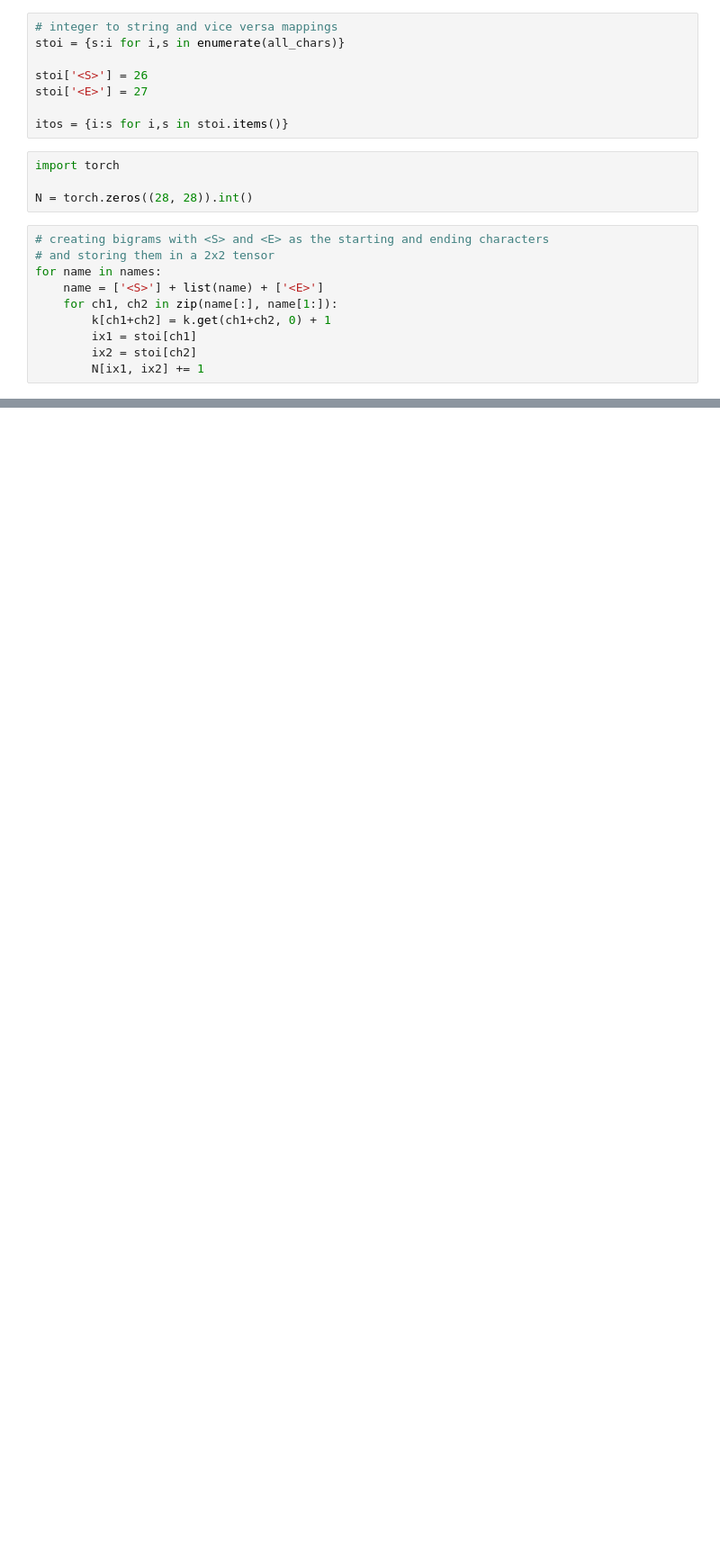
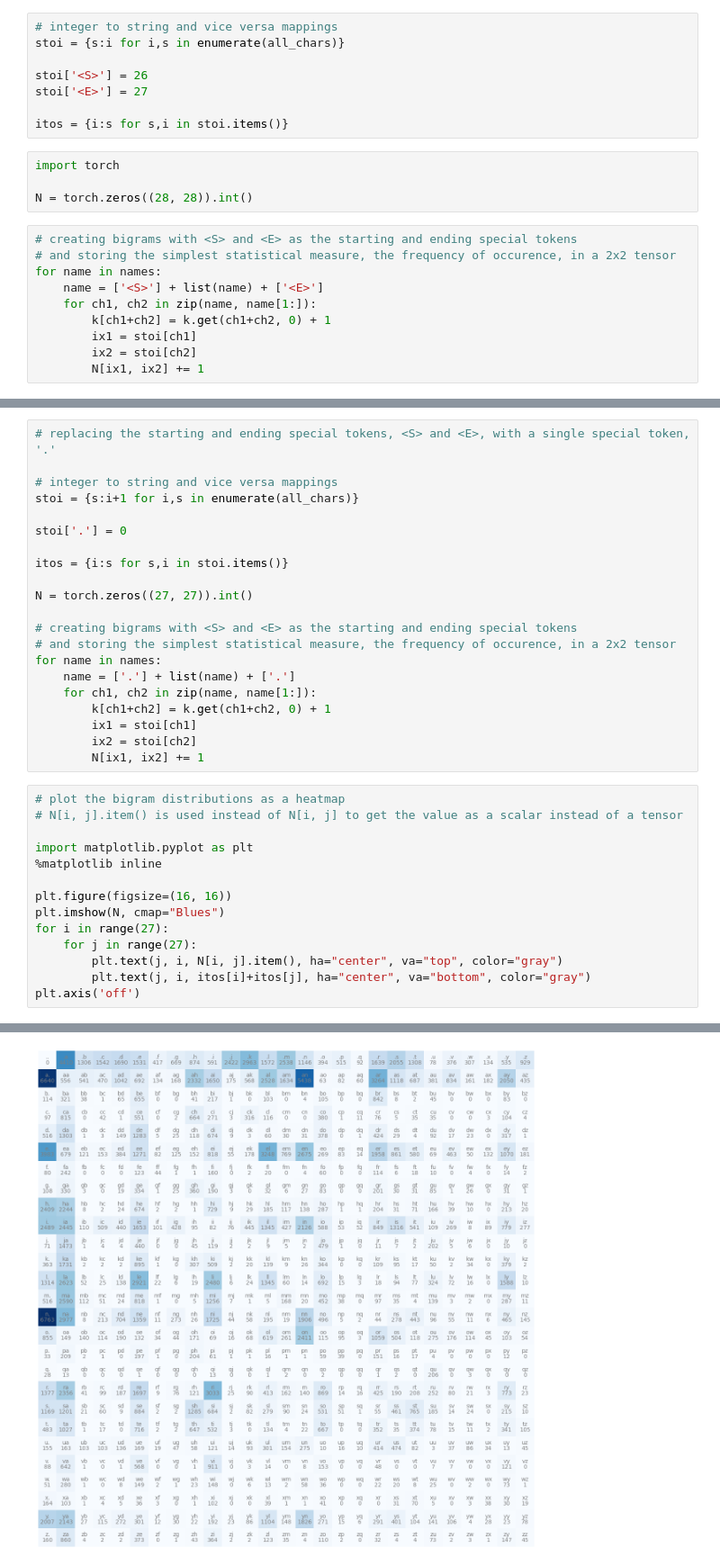
Before and after one commit to vinayshashank/makemore, a Jupyter notebook: notebooks/bigram-llm.ipynb, the cells around one changed output, grey strips where cells are left out. Shown at 90% size. Drawn from its saved outputs; the diff is of its cells as text; blank space fills up the shorter version.

Commit message:
Improved the bigram frequency representation with a better special token

```diff
--- a/notebooks/bigram-llm.ipynb
+++ b/notebooks/bigram-llm.ipynb
@@ -53,17 +53,17 @@ stoi = {s:i for i,s in enumerate(all_chars)}
 stoi['<S>'] = 26
 stoi['<E>'] = 27
 
-itos = {i:s for i,s in stoi.items()}
+itos = {i:s for s,i in stoi.items()}
 # %%
 import torch
 
 N = torch.zeros((28, 28)).int()
 # %%
-# creating bigrams with <S> and <E> as the starting and ending characters
-# and storing them in a 2x2 tensor
+# creating bigrams with <S> and <E> as the starting and ending special tokens
+# and storing the simplest statistical measure, the frequency of occurence, in a 2x2 tensor
 for name in names:
     name = ['<S>'] + list(name) + ['<E>']
-    for ch1, ch2 in zip(name[:], name[1:]):
+    for ch1, ch2 in zip(name, name[1:]):
         k[ch1+ch2] = k.get(ch1+ch2, 0) + 1
         ix1 = stoi[ch1]
         ix2 = stoi[ch2]
@@ -85,3 +85,39 @@ plt.axis('off')
 # %% [output]
 (-0.5, 27.5, 27.5, -0.5)
 [figure]
+# %%
+# replacing the starting and ending special tokens, <S> and <E>, with a single special token, '.'
+
+# integer to string and vice versa mappings
+stoi = {s:i+1 for i,s in enumerate(all_chars)}
+
+stoi['.'] = 0
+
+itos = {i:s for s,i in stoi.items()}
+
+N = torch.zeros((27, 27)).int()
+
+# creating bigrams with <S> and <E> as the starting and ending special tokens
+# and storing the simplest statistical measure, the frequency of occurence, in a 2x2 tensor
+for name in names:
+    name = ['.'] + list(name) + ['.']
+    for ch1, ch2 in zip(name, name[1:]):
+        k[ch1+ch2] = k.get(ch1+ch2, 0) + 1
+        ix1 = stoi[ch1]
+        ix2 = stoi[ch2]
+        N[ix1, ix2] += 1
+# %%
+# plot the bigram distributions as a heatmap
+# N[i, j].item() is used instead of N[i, j] to get the value as a scalar instead of a tensor
+
+import matplotlib.pyplot as plt
+%matplotlib inline
+
+plt.figure(figsize=(16, 16))
+plt.imshow(N, cmap="Blues")
+for i in range(27):
+    for j in range(27):
+        plt.text(j, i, N[i, j].item(), ha="center", va="top", color="gray")
+        plt.text(j, i, itos[i]+itos[j], ha="center", va="bottom", color="gray")
+plt.axis('off')
+# %% [output]
@@ -87,0 +125 @@ plt.axis('off')
+[figure, added]
```
Also changed, not shown: parts of 2 cells of this notebook.
